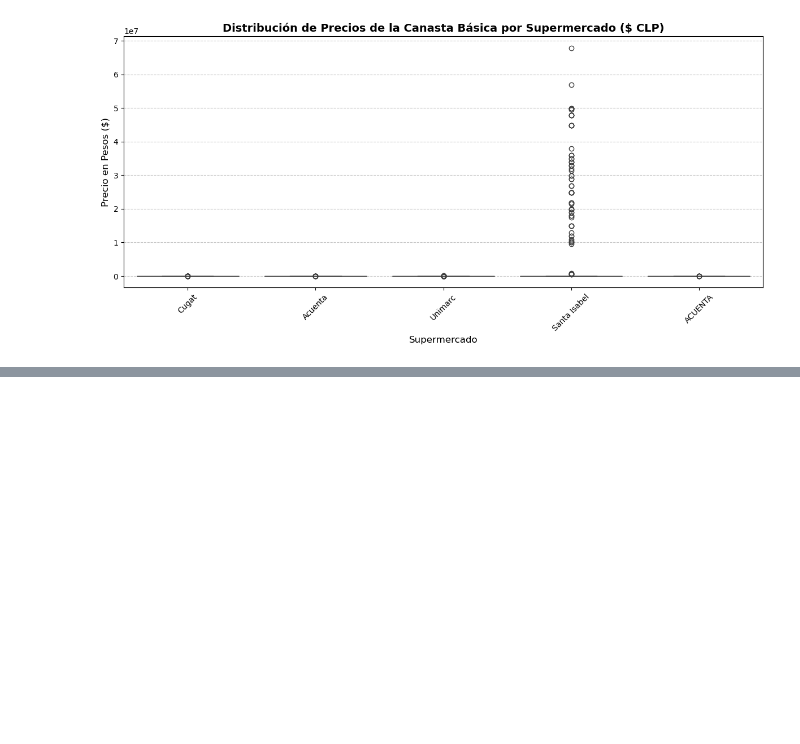
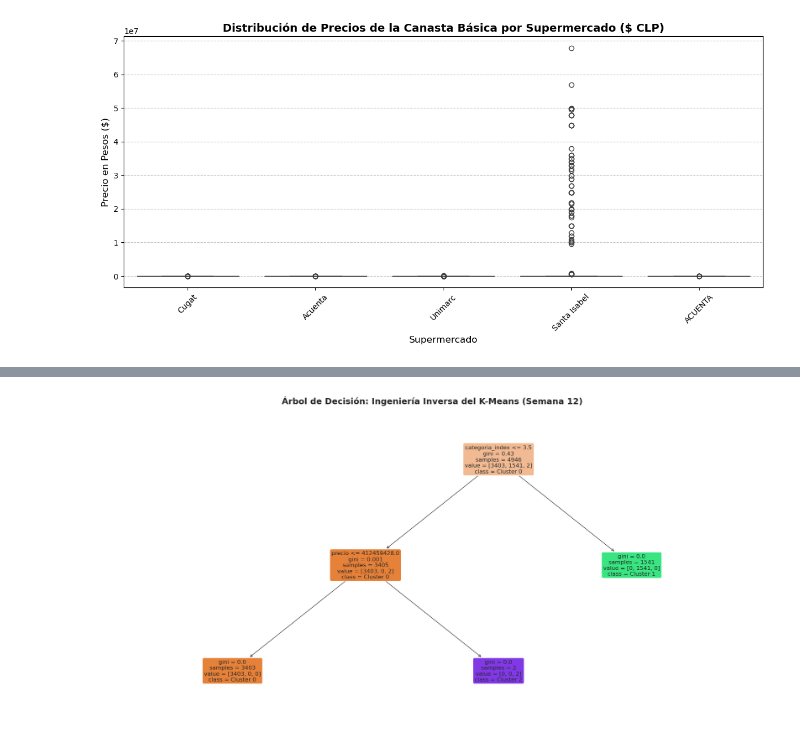
Before and after one commit to IICG-Coquimbo/practica-proyecto-retail-a, a Jupyter notebook: semanas/Semanaa/Untitled.ipynb, the cells around one changed output, grey strips where cells are left out. Saved outputs shown, nothing was run; the diff lists cells and outputs as text; code cells hidden in the pictures; blank space fills up the shorter version.

```diff
--- a/semanas/Semanaa/Untitled.ipynb
+++ b/semanas/Semanaa/Untitled.ipynb
@@ -154,0 +452,13 @@ plt.show()
+# %%
+from pyspark.ml.classification import DecisionTreeClassifier
+from pyspark.ml.evaluation import MulticlassClassificationEvaluator
+
+# 1. Renombramos 'prediction' a 'label' para el modelo supervisado
+df_supervisado = df_clusters.withColumnRenamed("prediction", "label")
+
+# 2. Dividimos los datos en Entrenamiento (70%) y Prueba (30%) con una semilla fija
+train_data, test_data = df_supervisado.randomSplit([0.7, 0.3], seed=42)
+
+# 3. Imprimimos los resultados para verificar las muestras
+print(f"Datos de entrenamiento (70%): {train_data.count()}")
+print(f"Datos de prueba (30%): {test_data.count()}")
@@ -154,0 +536,39 @@ plt.show()
+# %%
+import matplotlib.pyplot as plt
+from sklearn.tree import plot_tree
+from sklearn.tree import DecisionTreeClassifier as SklearnClassifier
+
+# 1. Convertimos nuestro DataFrame de Spark a Pandas para Scikit-Learn
+# NOTA: Reemplaza "precio", "supermercado_index", "categoria_index" por los nombres exactos de tus columnas
+columnas_interes = ["precio", "supermercado_index", "categoria_index", "label"]
+df_pandas = df_supervisado.select(columnas_interes).toPandas()
+
+# 2. Separamos las características (X) y la etiqueta objetivo (y)
+nombres_features = ["precio", "supermercado_index", "categoria_index"]
+X_muestra = df_pandas[nombres_features]
+y_muestra = df_pandas["label"]
+
+# 3. Creamos y entrenamos el clon de Scikit-Learn
+# Limitamos la profundidad (max_depth=3) para que el gráfico quepa bien en la pantalla y se lea perfecto
+sk_dt = SklearnClassifier(max_depth=3, random_state=42)
+sk_dt.fit(X_muestra, y_muestra)
+
+# 4. Configuramos los nombres de los clústeres para que sea didáctico
+nombres_clases = [f"Cluster {int(c)}" for c in sorted(y_muestra.unique())]
+
+# 5. Dibujamos el árbol con sus ramas, nodos y colores estratégicos
+plt.figure(figsize=(20, 10), dpi=100)
+plot_tree(
+    sk_dt,
+    feature_names=nombres_features,
+    class_names=nombres_clases,
+    filled=True,      # Aplica colores según la clase mayoritaria de productos
+    rounded=True,     # Bordes redondeados estéticos para la entrega
+    fontsize=12       # Tamaño de letra legible para las reglas de decisión
+)
+
+plt.title("Árbol de Decisión: Ingeniería Inversa del K-Means (Semana 12)", fontsize=18, fontweight='bold')
+plt.tight_layout()
+plt.show()
+# %% [output]
+[figure, added]
```
Also changed, not shown: parts of 20 cells of this notebook, 24 other files.
